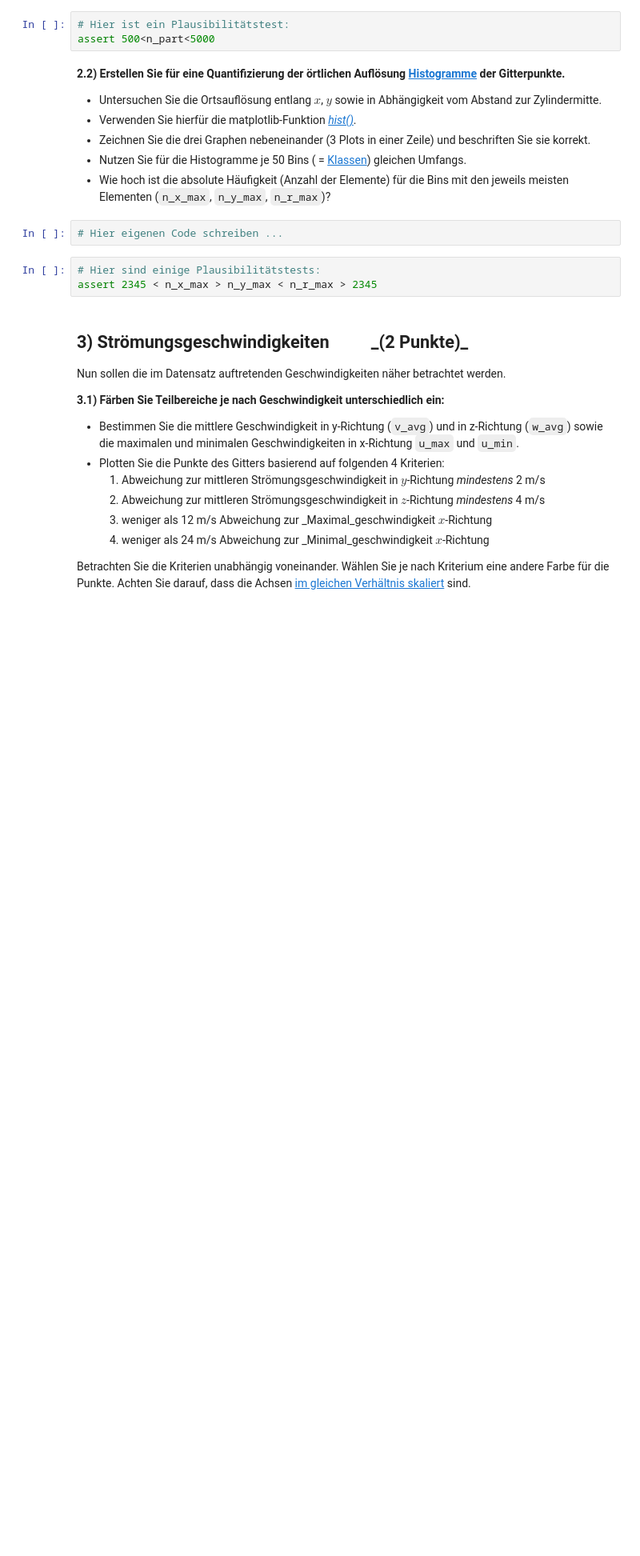
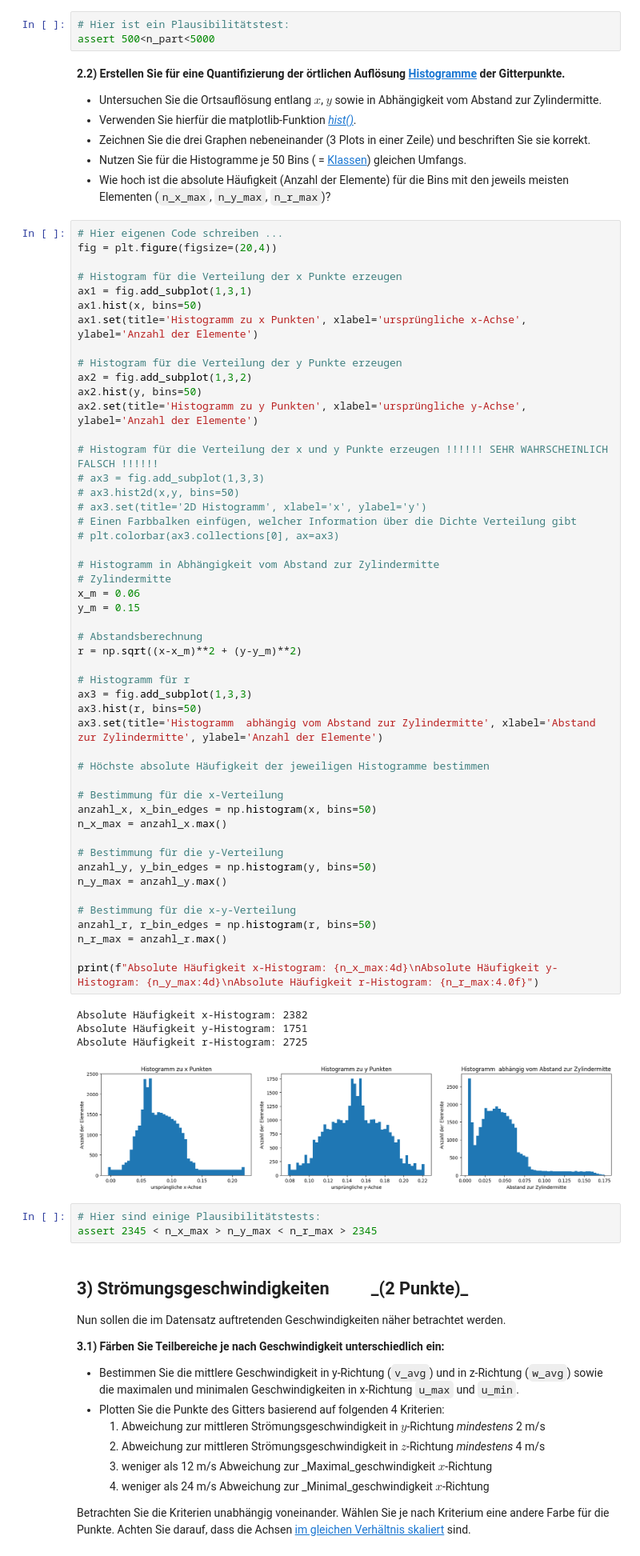
Before and after one commit to OYEMINE/Python-f-r-Ingenieure, a Jupyter notebook: PA3/PA3.ipynb, the cells around one changed output. Shown at 80% size. Saved outputs shown, nothing was run; the diff lists cells and outputs as text; blank space fills up the shorter version.

```diff
--- a/PA3/PA3.ipynb
+++ b/PA3/PA3.ipynb
@@ -173,6 +173,58 @@ assert 500<n_part<5000
   * Wie hoch ist die absolute Häufigkeit (Anzahl der Elemente) für die Bins mit den jeweils meisten Elementen (`n_x_max`, `n_y_max`, `n_r_max`)?
 # %%
 # Hier eigenen Code schreiben ...
+fig = plt.figure(figsize=(20,4))
+
+# Histogram für die Verteilung der x Punkte erzeugen
+ax1 = fig.add_subplot(1,3,1)
+ax1.hist(x, bins=50)
+ax1.set(title='Histogramm zu x Punkten', xlabel='ursprüngliche x-Achse', ylabel='Anzahl der Elemente')
+
+# Histogram für die Verteilung der y Punkte erzeugen
+ax2 = fig.add_subplot(1,3,2)
+ax2.hist(y, bins=50)
+ax2.set(title='Histogramm zu y Punkten', xlabel='ursprüngliche y-Achse', ylabel='Anzahl der Elemente')
+
+# Histogram für die Verteilung der x und y Punkte erzeugen !!!!!! SEHR WAHRSCHEINLICH FALSCH !!!!!!
+# ax3 = fig.add_subplot(1,3,3)
+# ax3.hist2d(x,y, bins=50)
+# ax3.set(title='2D Histogramm', xlabel='x', ylabel='y')
+# Einen Farbbalken einfügen, welcher Information über die Dichte Verteilung gibt
+# plt.colorbar(ax3.collections[0], ax=ax3)
+
+# Histogramm in Abhängigkeit vom Abstand zur Zylindermitte
+# Zylindermitte
+x_m = 0.06
+y_m = 0.15
+
+# Abstandsberechnung
+r = np.sqrt((x-x_m)**2 + (y-y_m)**2)
+
+# Histogramm für r
+ax3 = fig.add_subplot(1,3,3)
+ax3.hist(r, bins=50)
+ax3.set(title='Histogramm  abhängig vom Abstand zur Zylindermitte', xlabel='Abstand zur Zylindermitte', ylabel='Anzahl der Elemente')
+
+# Höchste absolute Häufigkeit der jeweiligen Histogramme bestimmen
+
+# Bestimmung für die x-Verteilung
+anzahl_x, x_bin_edges = np.histogram(x, bins=50)
+n_x_max = anzahl_x.max()
+
+# Bestimmung für die y-Verteilung
+anzahl_y, y_bin_edges = np.histogram(y, bins=50)
+n_y_max = anzahl_y.max()
+
+# Bestimmung für die x-y-Verteilung
+anzahl_r, r_bin_edges = np.histogram(r, bins=50)
+n_r_max = anzahl_r.max()
+
+print(f"Absolute Häufigkeit x-Histogram: {n_x_max:4d}\nAbsolute Häufigkeit y-Histogram: {n_y_max:4d}\nAbsolute Häufigkeit r-Histogram: {n_r_max:4.0f}")
+# %% [output]
+Absolute Häufigkeit x-Histogram: 2382
+Absolute Häufigkeit y-Histogram: 1751
+Absolute Häufigkeit r-Histogram: 2725
+[figure, added]
 # %%
 # Hier sind einige Plausibilitätstests:
 assert 2345 < n_x_max > n_y_max < n_r_max > 2345
```
Also changed, not shown: parts of 1 cell of this notebook.
